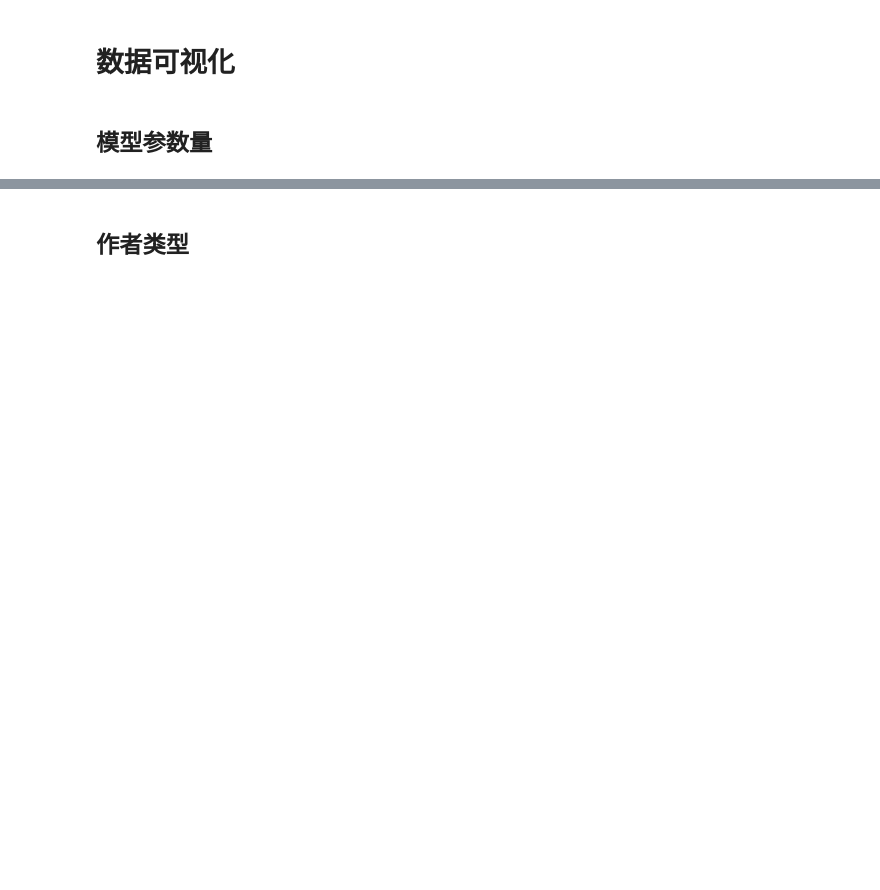
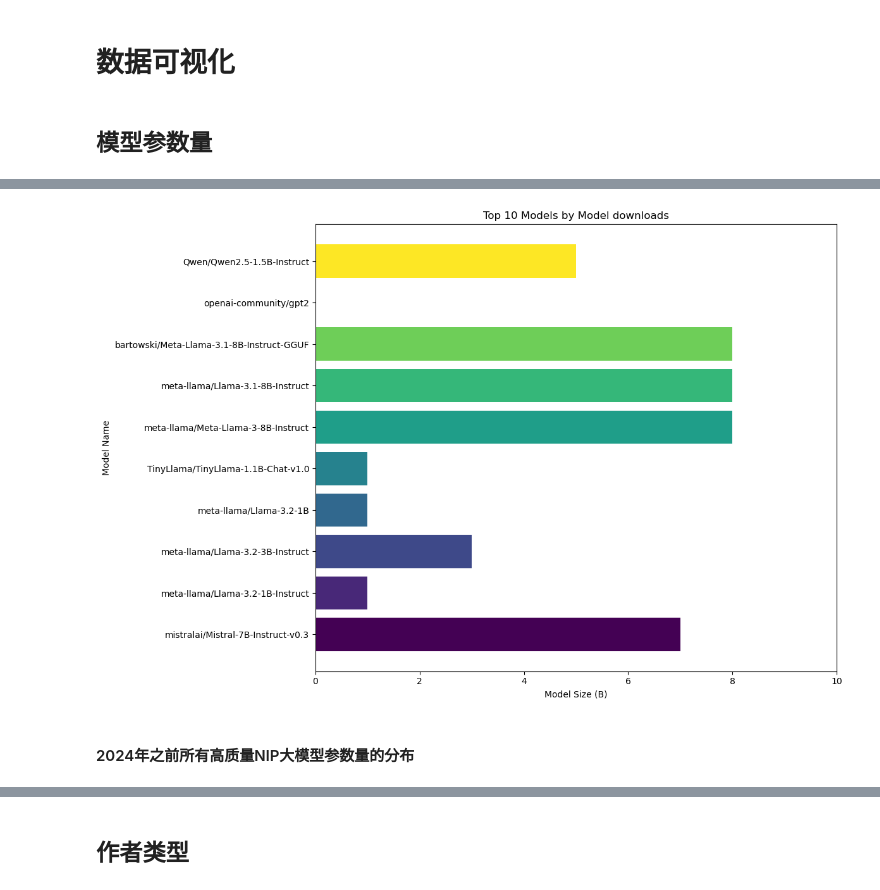
Before and after one commit to yansirgood/DL-course-labs, a Jupyter notebook: LLM-overview/report.ipynb, the cells around one changed output, grey strips where cells are left out. Saved outputs shown, nothing was run; the diff lists cells and outputs as text; code cells hidden in the pictures; blank space fills up the shorter version.

```diff
--- a/LLM-overview/report.ipynb
+++ b/LLM-overview/report.ipynb
@@ -398,0 +319,4 @@ high_quality_models_24_after.describe()
+# %%
+high_quality_models_24_after,high_quality_models_24_before = time_split_models(high_quality_models,Modifiled_threshold)
+low_quality_models_24_after,low_quality_models_24_before = time_split_models(low_quality_models,Modifiled_threshold)
+high_quality_models_24_after.head()
@@ -404,0 +336,8 @@ high_quality_models_24_after.describe()
+# %%
+def reset_index_from_one(models):
+    models = models.reset_index(drop=True)
+    models.index +=1
+    return models
+def top_features(models,feature,top_n=10):
+    top_models = models.nlargest(top_n,feature)
+    return top_models
@@ -404,0 +346,3 @@ high_quality_models_24_after.describe()
+# %%
+top_downloads_models = reset_index_from_one(top_features(high_quality_models_24_after,'downloads',10))
+top_downloads_models
@@ -404,0 +364,17 @@ high_quality_models_24_after.describe()
+# %%
+
+top_downloads_models_sorted = top_downloads_models.sort_values(by='downloads', ascending=True)
+colors = plt.cm.viridis(np.linspace(0, 1, len(top_downloads_models)))#让每个模型柱状颜色不同
+plt.figure(figsize=(12, 8))
+plt.barh(top_downloads_models_sorted['name'], top_downloads_models_sorted['model_size'], color=colors)
+plt.title('Top 10 Models by Model downloads')
+plt.xlabel('Model Size (B)')
+plt.ylabel('Model Name')
+plt.xlim(0, 10)
+#plt.xticks(rotation=45)
+plt.tight_layout()
+plt.show()
+# %% [output]
+[figure, added]
+# %% [markdown]
+#### 2024年之前所有高质量NlP大模型参数量的分布
```
Also changed, not shown: parts of 35 cells of this notebook.
